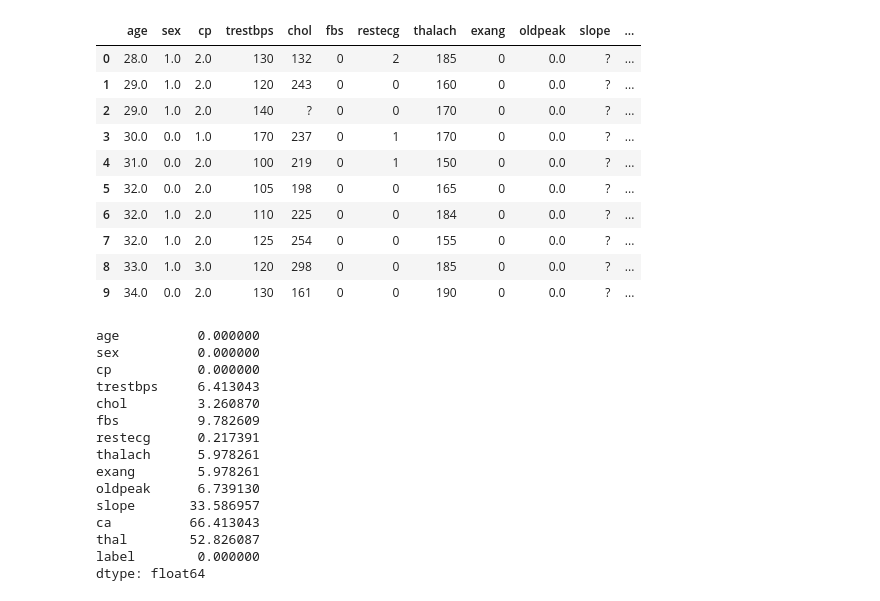
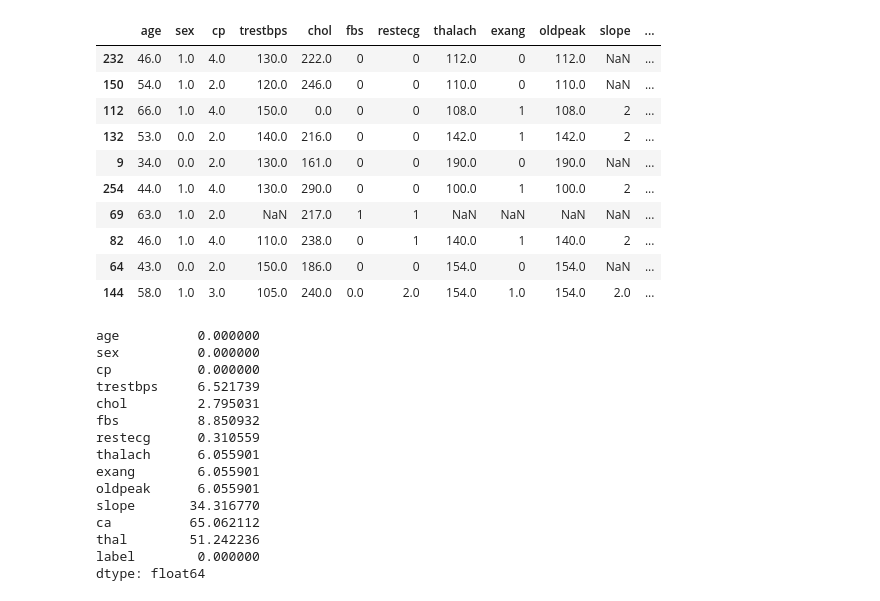
Before and after one commit to UBC-MDS/Heart_Disease_group7, a Jupyter notebook: analysis.ipynb, the cells around one changed output. Drawn from its saved outputs; the diff is of its cells as text; code cells hidden in the pictures.

Commit message:
EDA first draft

```diff
--- a/analysis.ipynb
+++ b/analysis.ipynb
@@ -50,37 +82,59 @@ combined_df = pd.concat([hungary_df, swiss_df, cleveland_df, va_df], axis = 0)
+# %%
+# Casting continuous features to float64 instead of categories
+combined_df['trestbps'] = combined_df['trestbps'].astype('float64')
+combined_df['chol'] = combined_df['chol'].astype('float64')
+combined_df['thalach'] = combined_df['thalach'].astype('float64')
+combined_df['oldpeak'] = combined_df['thalach'].astype('float64')
+
+# Casting label as categorical
+combined_df['label'] = combined_df['label'].astype('category')
+
+# Casting as categorical
+combined_df['cp'] = combined_df['cp'].astype('object')
+combined_df['sex'] = combined_df['sex'].astype('object')
+
+# For the following features, have to first convert dtype to number first to ensure the category labels
+# are not affected by decimals (i.e. 1.0 and 1 are not treated as different groups)
+combined_df['exang'] = pd.to_numeric(combined_df['exang'], errors='coerce').astype('object')
+combined_df['thal'] = pd.to_numeric(combined_df['thal'], errors='coerce').astype('object')
+combined_df['fbs'] = pd.to_numeric(combined_df['fbs'], errors='coerce').astype('object')
+combined_df['ca'] = pd.to_numeric(combined_df['ca'], errors='coerce').astype('object')
+combined_df['slope'] = pd.to_numeric(combined_df['slope'], errors='coerce').astype('object')
+combined_df['restecg'] = pd.to_numeric(combined_df['restecg'], errors='coerce').astype('object')
+# %%
+train_df, test_df = train_test_split(combined_df, test_size=0.3, random_state=123)
 # %%
-combined_df.head(10)
+train_df.head(10)
 # %% [output]
 |  | age | sex | cp | trestbps | chol | fbs | restecg | thalach | exang | oldpeak | slope | ... |
-| 0 | 28.0 | 1.0 | 2.0 | 130 | 132 | 0 | 2 | 185 | 0 | 0.0 | ? | ... |
-| 1 | 29.0 | 1.0 | 2.0 | 120 | 243 | 0 | 0 | 160 | 0 | 0.0 | ? | ... |
-| 2 | 29.0 | 1.0 | 2.0 | 140 | ? | 0 | 0 | 170 | 0 | 0.0 | ? | ... |
-| 3 | 30.0 | 0.0 | 1.0 | 170 | 237 | 0 | 1 | 170 | 0 | 0.0 | ? | ... |
-| 4 | 31.0 | 0.0 | 2.0 | 100 | 219 | 0 | 1 | 150 | 0 | 0.0 | ? | ... |
-| 5 | 32.0 | 0.0 | 2.0 | 105 | 198 | 0 | 0 | 165 | 0 | 0.0 | ? | ... |
-| 6 | 32.0 | 1.0 | 2.0 | 110 | 225 | 0 | 0 | 184 | 0 | 0.0 | ? | ... |
-| 7 | 32.0 | 1.0 | 2.0 | 125 | 254 | 0 | 0 | 155 | 0 | 0.0 | ? | ... |
-| 8 | 33.0 | 1.0 | 3.0 | 120 | 298 | 0 | 0 | 185 | 0 | 0.0 | ? | ... |
-| 9 | 34.0 | 0.0 | 2.0 | 130 | 161 | 0 | 0 | 190 | 0 | 0.0 | ? | ... |
+| 232 | 46.0 | 1.0 | 4.0 | 130.0 | 222.0 | 0 | 0 | 112.0 | 0 | 112.0 | NaN | ... |
+| 150 | 54.0 | 1.0 | 2.0 | 120.0 | 246.0 | 0 | 0 | 110.0 | 0 | 110.0 | NaN | ... |
+| 112 | 66.0 | 1.0 | 4.0 | 150.0 | 0.0 | 0 | 0 | 108.0 | 1 | 108.0 | 2 | ... |
+| 132 | 53.0 | 0.0 | 2.0 | 140.0 | 216.0 | 0 | 0 | 142.0 | 1 | 142.0 | 2 | ... |
+| 9 | 34.0 | 0.0 | 2.0 | 130.0 | 161.0 | 0 | 0 | 190.0 | 0 | 190.0 | NaN | ... |
+| 254 | 44.0 | 1.0 | 4.0 | 130.0 | 290.0 | 0 | 0 | 100.0 | 1 | 100.0 | 2 | ... |
+| 69 | 63.0 | 1.0 | 2.0 | NaN | 217.0 | 1 | 1 | NaN | NaN | NaN | NaN | ... |
+| 82 | 46.0 | 1.0 | 4.0 | 110.0 | 238.0 | 0 | 1 | 140.0 | 1 | 140.0 | 2 | ... |
+| 64 | 43.0 | 0.0 | 2.0 | 150.0 | 186.0 | 0 | 0 | 154.0 | 0 | 154.0 | NaN | ... |
+| 144 | 58.0 | 1.0 | 3.0 | 105.0 | 240.0 | 0.0 | 2.0 | 154.0 | 1.0 | 154.0 | 2.0 | ... |
 # %%
-# replace "?" with NaN, and then check the percentage of missing values for each feature.
+# Check the percentage of missing values for each feature.
 
-combined_df.replace('?', np.nan, inplace = True )
-
-missing_percentage = (combined_df.isnull().sum() / len(combined_df)) * 100
+missing_percentage = (train_df.isnull().sum() / len(train_df)) * 100
 print(missing_percentage)
 # %% [output]
 age          0.000000
 sex          0.000000
 cp           0.000000
-trestbps     6.413043
-chol         3.260870
-fbs          9.782609
-restecg      0.217391
-thalach      5.978261
-exang        5.978261
-oldpeak      6.739130
-slope       33.586957
-ca          66.413043
-thal        52.826087
+trestbps     6.521739
+chol         2.795031
+fbs          8.850932
+restecg      0.310559
+thalach      6.055901
+exang        6.055901
+oldpeak      6.055901
+slope       34.316770
+ca          65.062112
+thal        51.242236
 label        0.000000
 dtype: float64
```
Also changed, not shown: parts of 15 cells of this notebook, 20 other files.
